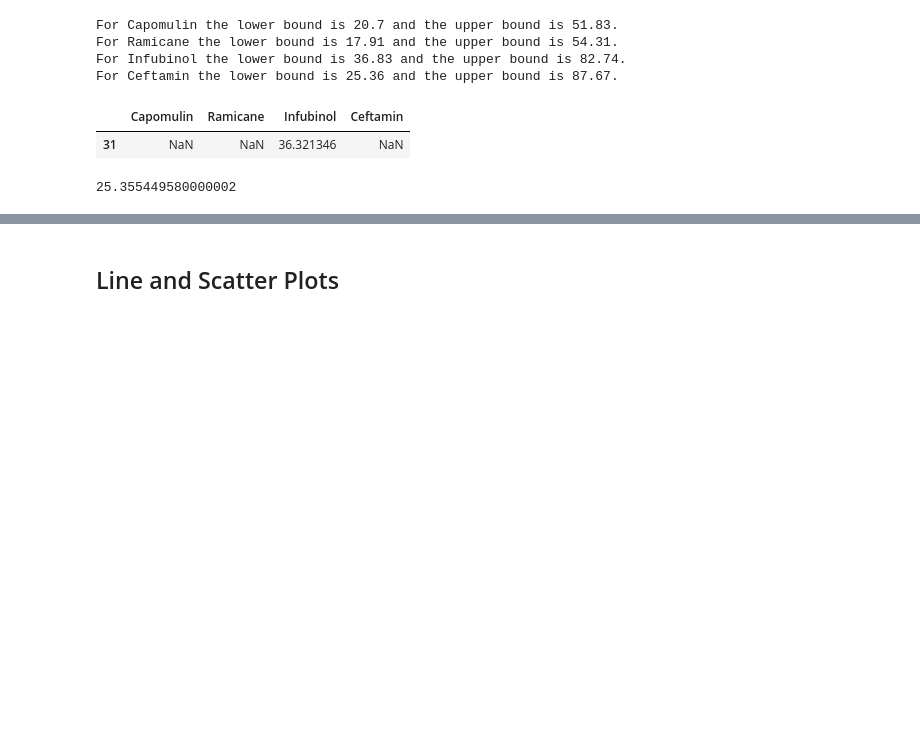
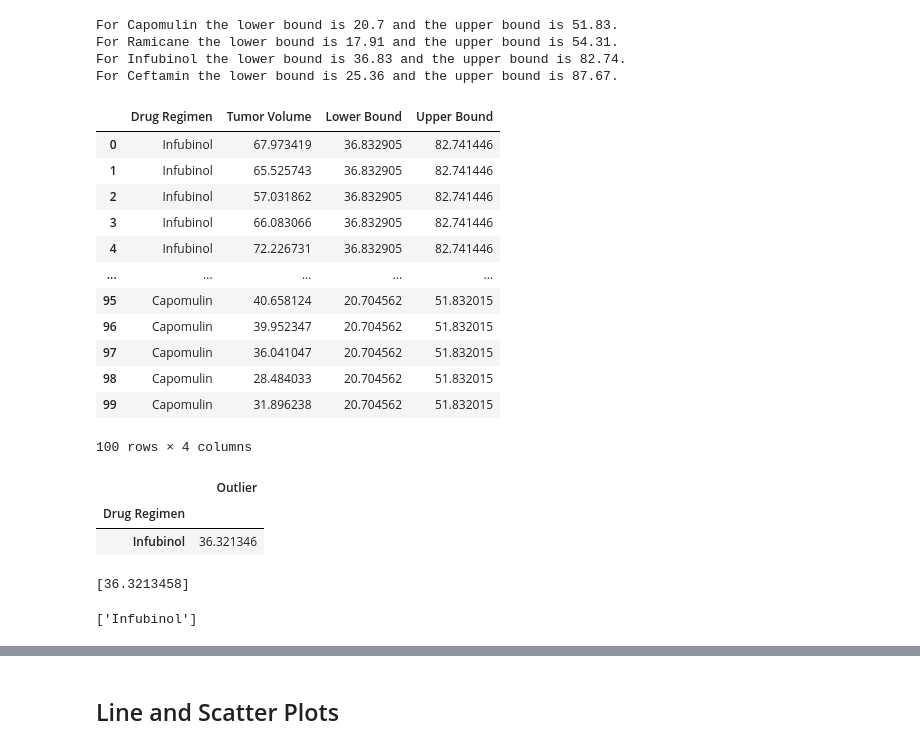
Before and after one commit to j-eikens/matplotlib-challenge, a Jupyter notebook: Pymaceuticals/pymaceuticals_starter.ipynb, the cells around one changed output, grey strips where cells are left out. Drawn from its saved outputs; the diff is of its cells as text; code cells hidden in the pictures; blank space fills up the shorter version.

Commit message:
found outlier solution

```diff
--- a/Pymaceuticals/pymaceuticals_starter.ipynb
+++ b/Pymaceuticals/pymaceuticals_starter.ipynb
@@ -320,6 +320,66 @@ For Capomulin the lower bound is 20.7 and the upper bound is 51.83.
 For Ramicane the lower bound is 17.91 and the upper bound is 54.31.
 For Infubinol the lower bound is 36.83 and the upper bound is 82.74.
 For Ceftamin the lower bound is 25.36 and the upper bound is 87.67.
+# %%
+#creating df with bounds
+bound_df = pd.DataFrame({'Drug Regimen': treatments, 'Lower Bound': lower_bound_list, 'Upper Bound': upper_bound_list})
+
+bound_df = final_tum_df.merge(bound_df, on=["Drug Regimen"], how="inner")
+
+bound_df = pd.DataFrame({'Drug Regimen': bound_df["Drug Regimen"],
+                         'Tumor Volume': bound_df['Tumor Volume (mm3)'],
+                         'Lower Bound': bound_df['Lower Bound'],
+                         'Upper Bound': bound_df['Upper Bound']})
+
+bound_df
+# %% [output]
+|  | Drug Regimen | Tumor Volume | Lower Bound | Upper Bound |
+| 0 | Infubinol | 67.973419 | 36.832905 | 82.741446 |
+| 1 | Infubinol | 65.525743 | 36.832905 | 82.741446 |
+| 2 | Infubinol | 57.031862 | 36.832905 | 82.741446 |
+| 3 | Infubinol | 66.083066 | 36.832905 | 82.741446 |
+| 4 | Infubinol | 72.226731 | 36.832905 | 82.741446 |
+| ... | ... | ... | ... | ... |
+| 95 | Capomulin | 40.658124 | 20.704562 | 51.832015 |
+| 96 | Capomulin | 39.952347 | 20.704562 | 51.832015 |
+| 97 | Capomulin | 36.041047 | 20.704562 | 51.832015 |
+| 98 | Capomulin | 28.484033 | 20.704562 | 51.832015 |
+| 99 | Capomulin | 31.896238 | 20.704562 | 51.832015 |
+100 rows × 4 columns
+# %%
+#final_tum_df
+
+outliers = []
+drug = []
+
+for i in range(0, len(bound_df)):
+    if bound_df['Tumor Volume'][i] <= bound_df['Lower Bound'][i]:
+
+        outliers.append(bound_df['Tumor Volume'][i])
+        drug.append(bound_df['Drug Regimen'][i])
+
+    if bound_df['Tumor Volume'][i] >= bound_df['Upper Bound'][i]:
+
+        outliers.append(bound_df['Tumor Volume'][i])
+        drug.append(bound_df['Drug Regimen'][i])
+
+outlier_df = pd.DataFrame({"Drug Regimen": drug, "Outlier": outliers})
+
+outlier_df = outlier_df.set_index('Drug Regimen')
+
+outlier_df
+# %% [output]
+|  | Outlier |
+| Drug Regimen |  |
+| Infubinol | 36.321346 |
+# %%
+outliers
+# %% [output]
+[36.3213458]
+# %%
+drug
+# %% [output]
+['Infubinol']
 # %%
 #this will work in a pinch
 
@@ -328,13 +388,7 @@ For Ceftamin the lower bound is 25.36 and the upper bound is 87.67.
 # 2) trim original df to include drug and tumor value
 # 3) search using the criteria in 1) to find if tumor values are outliers
 
-inf = max_tumor_df.loc[max_tumor_df['Infubinol'] <= lower_bound_list[2]]
+inf_outlier_low = max_tumor_df.loc[max_tumor_df['Infubinol'] <= lower_bound_list[2], ['Infubinol']]
 
-inf_outlier
+
+print(f' this is {inf_outlier_low}')
-# %% [output]
-|  | Capomulin | Ramicane | Infubinol | Ceftamin |
-| 31 | NaN | NaN | 36.321346 | NaN |
-# %%
-lower_bound
-# %% [output]
-25.355449580000002
```
Also changed, not shown: parts of 7 cells of this notebook.
